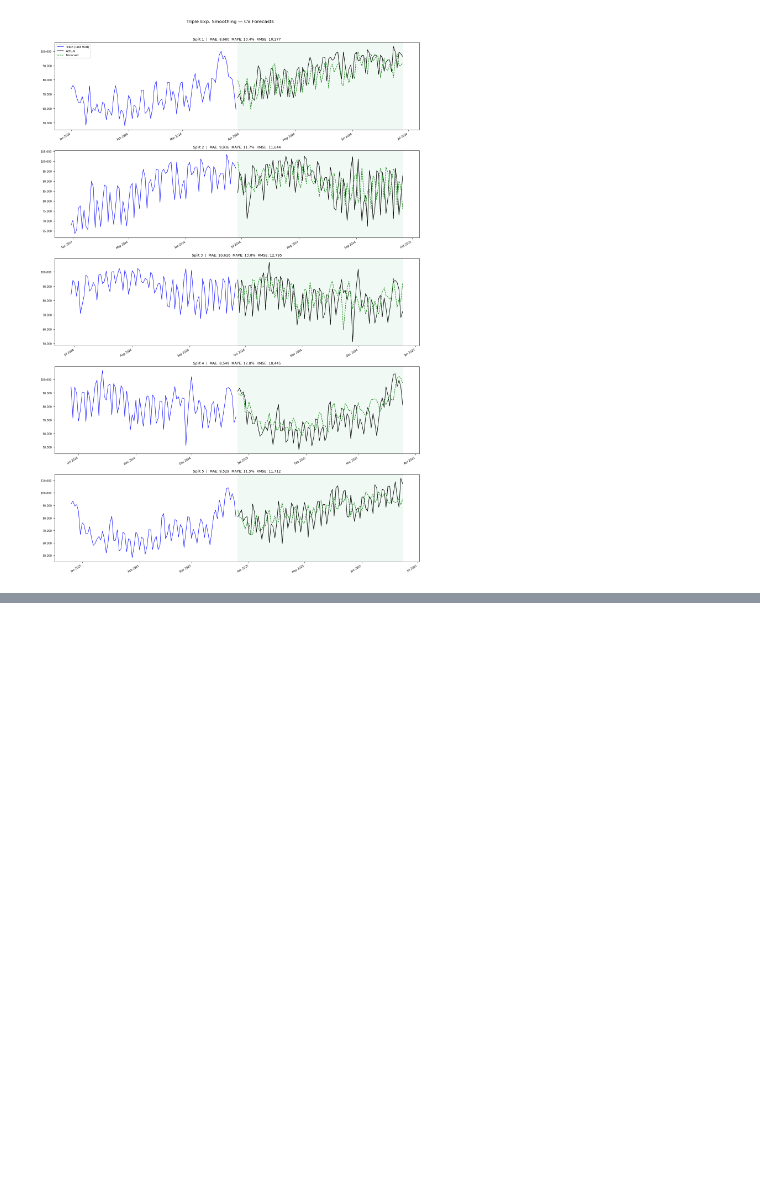
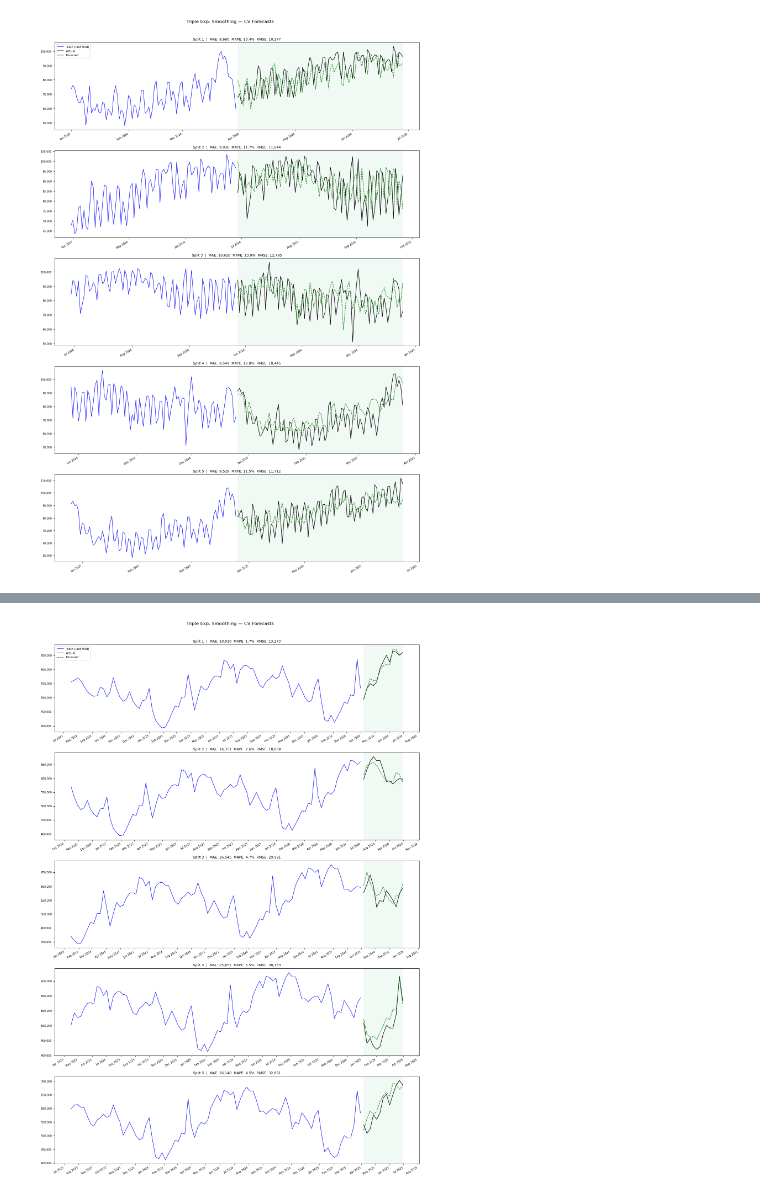
Before and after one commit to Erdos-Projects/spring-2026-busy-airports, a Jupyter notebook: notebooks/Baseline Forecasts.ipynb, the cells around one changed output, grey strips where cells are left out. Saved outputs shown, nothing was run; the diff lists cells and outputs as text; code cells hidden in the pictures; blank space fills up the shorter version.

Commit message:
Added weekly forecasts for the baseline Split this file into two, one containing only baseline stuff. Added a new function for making weekly rolling splits.
Added STL Weekly file.

```diff
--- a/notebooks/Baseline Forecasts.ipynb
+++ b/notebooks/Baseline Forecasts.ipynb
@@ -284,0 +292,4 @@ plt.show()
+# %%
+#Import and process weekly data for Chicago airport
+data = load_data("../data/tsa-throughput-data-complete.csv")
+data_ord_w = retrieve_airport_data(data, "ORD", frequency="W")
@@ -284,0 +298,3 @@ plt.show()
+# %%
+ord_weekly= data_ord_w[data_ord_w.index <= 181]
+splits = make_rolling_splits_weekly(ord_weekly, date_col='datetime', n_splits=5, step_weeks=13)
@@ -284,0 +386,48 @@ plt.show()
+# %%
+#Plot for Exponential Smoothing
+from matplotlib import dates as mdates
+fig, axes = plt.subplots(5, 1, figsize=(14, 20))
+fig.suptitle('Triple Exp. Smoothing — CV Forecasts', y=1.01)
+
+for i, (train_idx, test_idx) in enumerate(splits):
+    ax = axes[i]
+
+    train_dates = ord_weekly.iloc[train_idx]['datetime']
+    test_dates  = ord_weekly.iloc[test_idx]['datetime']
+    train_vals  = ord_weekly.iloc[train_idx]['total_passenger_throughput']
+    test_vals   = ord_weekly.iloc[test_idx]['total_passenger_throughput']
+
+    model = TripleExponentialSmoothing(season_length=52)
+    model.fit(train_vals)
+    predicted = model.forecast(h=len(test_vals)).values
+
+    train_plot_dates = train_dates.iloc[-90:]
+    train_plot_vals  = train_vals.iloc[-90:]
+
+    ax.plot(train_plot_dates, train_plot_vals,
+            color='blue', linewidth=1, label='Train (last 90d)')
+    ax.plot(test_dates, test_vals,
+            color='black', linewidth=1.2, label='Actual')
+    ax.plot(test_dates, predicted,
+            color='green', linewidth=1.2, linestyle='--', label='Forecast')
+
+    ax.axvspan(test_dates.iloc[0], test_dates.iloc[-1], alpha=0.07, color='mediumseagreen')
+
+    row = results_tes_df.loc[i + 1]
+    ax.set_title(
+        f'Split {i+1}  |  MAE: {row["mae"]:,.0f}  MAPE: {row["mape"]:.1f}%  RMSE: {row["rmse"]:,.0f}',
+        fontsize=9
+    )
+    ax.xaxis.set_major_formatter(mdates.DateFormatter('%b %Y'))
+    ax.xaxis.set_major_locator(mdates.MonthLocator())
+    plt.setp(ax.xaxis.get_majorticklabels(), rotation=30, ha='right', fontsize=7)
+    ax.yaxis.set_major_formatter(plt.FuncFormatter(lambda x, _: f'{x:,.0f}'))
+    ax.tick_params(axis='y', labelsize=7)
+
+    if i == 0:
+        ax.legend(fontsize=8, loc='upper left')
+
+plt.tight_layout()
+plt.show()
+# %% [output]
+[figure, added]
```
Also changed, not shown: parts of 6 cells of this notebook, 2 other files.
